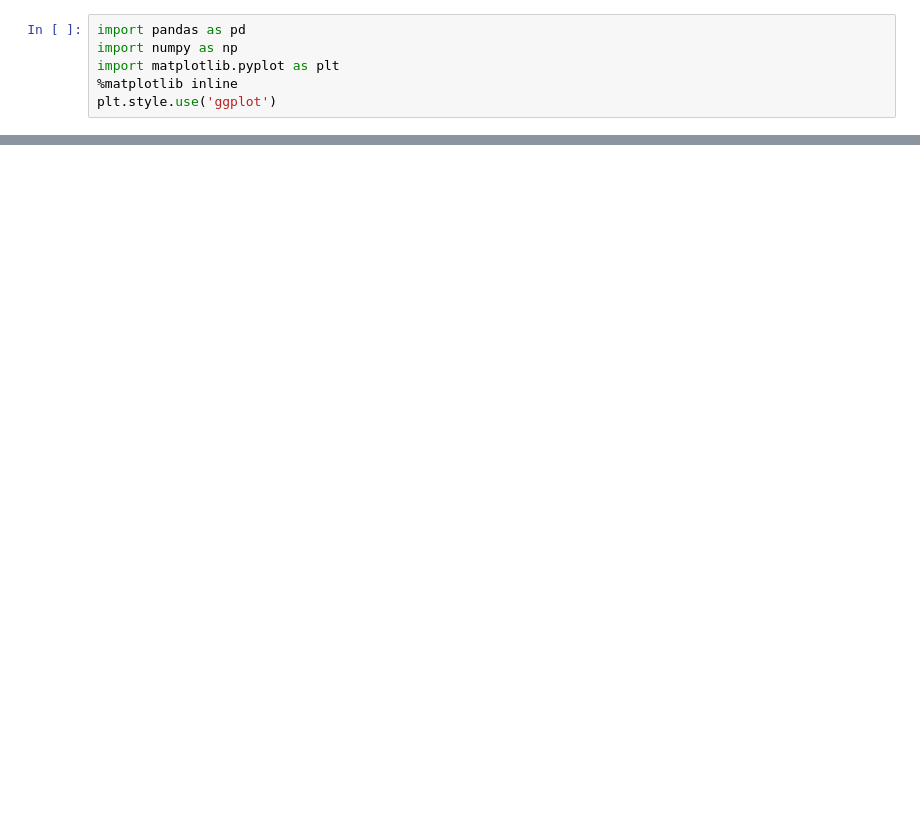
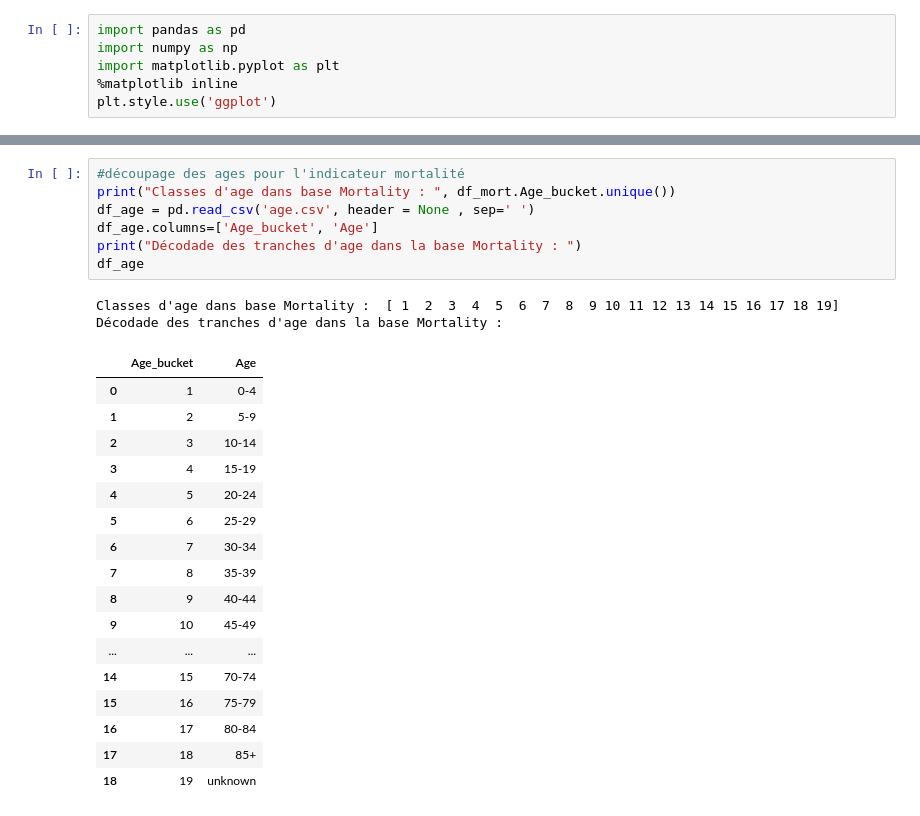
Before and after one commit to assitanDiarra/ENSAE_Python, a Jupyter notebook: traitement base de données.ipynb, the cells around one changed output, grey strips where cells are left out. Saved outputs shown, nothing was run; the diff lists cells and outputs as text; blank space fills up the shorter version.

```diff
--- a/traitement base de données.ipynb
+++ b/traitement base de données.ipynb
@@ -260,0 +78,27 @@ with tempfile.NamedTemporaryFile() as temp:
+# %%
+#découpage des ages pour l'indicateur mortalité
+print("Classes d'age dans base Mortality : ", df_mort.Age_bucket.unique())
+df_age = pd.read_csv('age.csv', header = None , sep=' ')
+df_age.columns=['Age_bucket', 'Age']
+print("Décodade des tranches d'age dans la base Mortality : ")
+df_age
+# %% [output]
+Classes d'age dans base Mortality :  [ 1  2  3  4  5  6  7  8  9 10 11 12 13 14 15 16 17 18 19]
+Décodade des tranches d'age dans la base Mortality :
+|  | Age_bucket | Age |
+| 0 | 1 | 0-4 |
+| 1 | 2 | 5-9 |
+| 2 | 3 | 10-14 |
+| 3 | 4 | 15-19 |
+| 4 | 5 | 20-24 |
+| 5 | 6 | 25-29 |
+| 6 | 7 | 30-34 |
+| 7 | 8 | 35-39 |
+| 8 | 9 | 40-44 |
+| 9 | 10 | 45-49 |
+| ... | ... | ... |
+| 14 | 15 | 70-74 |
+| 15 | 16 | 75-79 |
+| 16 | 17 | 80-84 |
+| 17 | 18 | 85+ |
+| 18 | 19 | unknown |
```
Also changed, not shown: parts of 76 cells of this notebook.
